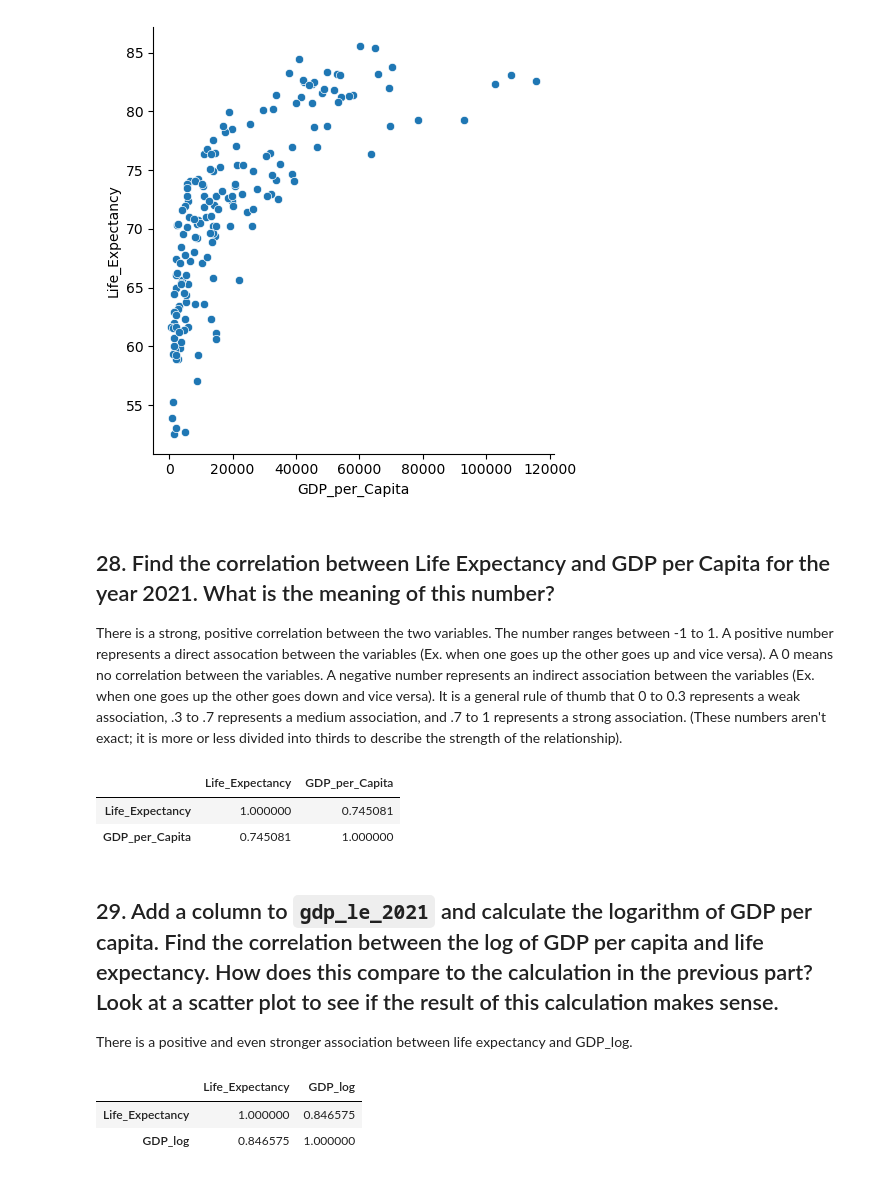
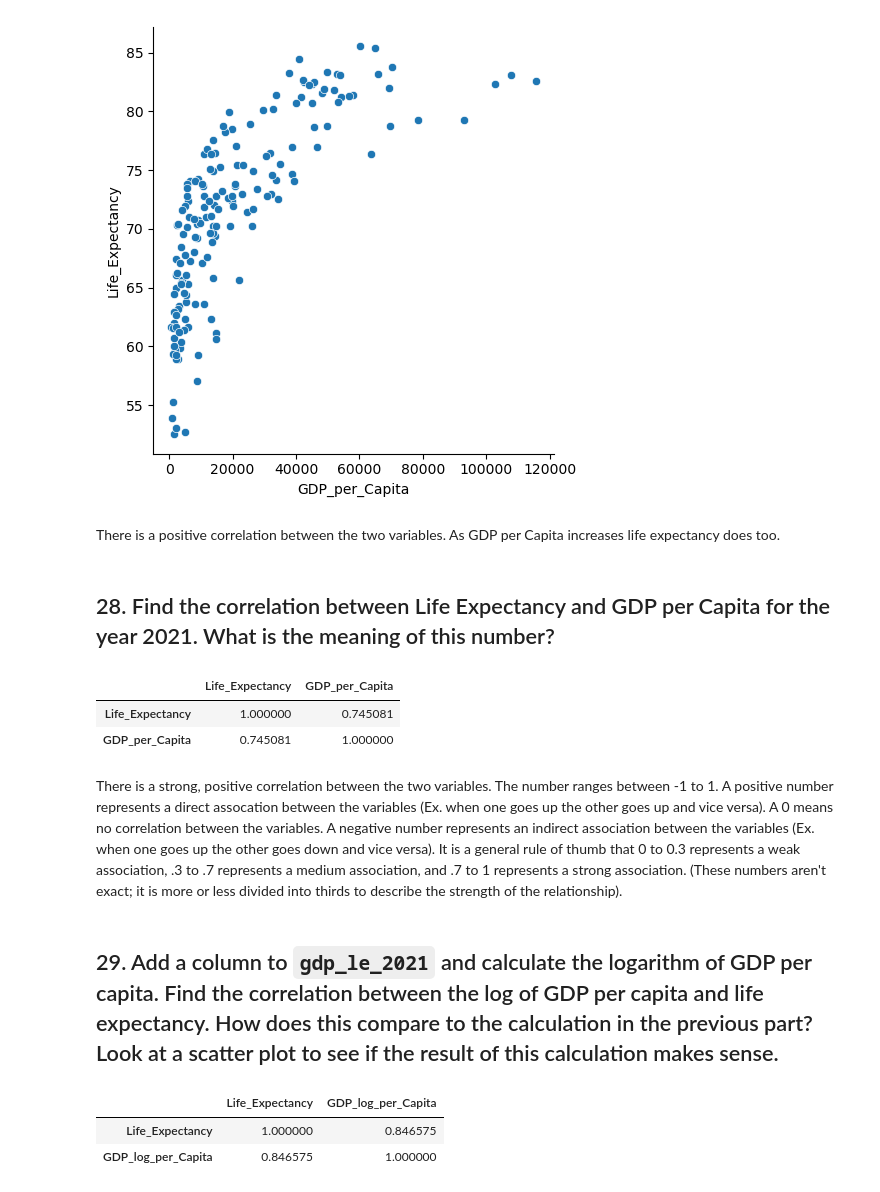
Before and after one commit to nss-data-science-cohort-8/un-exploration-BillyBrothers, a Jupyter notebook: notebooks/UN_Data_Exploration.ipynb, the cells around one changed output. Cells and saved outputs as stored; diff of their text form; code cells hidden in the pictures.

```diff
--- a/notebooks/UN_Data_Exploration.ipynb
+++ b/notebooks/UN_Data_Exploration.ipynb
@@ -374,24 +359,26 @@ sns.relplot(
 # %% [output]
 <seaborn.axisgrid.FacetGrid at 0x...>
 [figure]
+# %% [markdown]
+There is a positive correlation between the two variables. As GDP per Capita increases life expectancy does too.
 # %% [markdown]
 ## 28. Find the correlation between Life Expectancy and GDP per Capita for the year 2021. What is the meaning of this number?
-There is a strong, positive correlation between the two variables. The number ranges between -1 to 1. A positive number represents a direct assocation between the variables (Ex. when one goes up the other goes up and vice versa). A 0 means no correlation between the variables. A negative number represents an indirect association between the variables (Ex. when one goes up the other goes down and vice versa). It is a general rule of thumb that 0 to 0.3 represents a weak association, .3 to .7 represents a medium association, and .7 to 1 represents a strong association. (These numbers aren't exact; it is more or less divided into thirds to describe the strength of the relationship).
 # %%
 gdp_le_2021[['Life_Expectancy', 'GDP_per_Capita']].corr()
 # %% [output]
 |  | Life_Expectancy | GDP_per_Capita |
 | Life_Expectancy | 1.000000 | 0.745081 |
 | GDP_per_Capita | 0.745081 | 1.000000 |
+# %% [markdown]
+There is a strong, positive correlation between the two variables. The number ranges between -1 to 1. A positive number represents a direct assocation between the variables (Ex. when one goes up the other goes up and vice versa). A 0 means no correlation between the variables. A negative number represents an indirect association between the variables (Ex. when one goes up the other goes down and vice versa). It is a general rule of thumb that 0 to 0.3 represents a weak association, .3 to .7 represents a medium association, and .7 to 1 represents a strong association. (These numbers aren't exact; it is more or less divided into thirds to describe the strength of the relationship).
 # %% [markdown]
 ## 29. Add a column to `gdp_le_2021` and calculate the logarithm of GDP per capita. Find the correlation between the log of GDP per capita and life expectancy. How does this compare to the calculation in the previous part? Look at a scatter plot to see if the result of this calculation makes sense.
-There is a positive and even stronger association between life expectancy and GDP_log.
 # %%
 pd.options.mode.chained_assignment = None  # default='warn' # I had to shut off the stupid warning system so I could compute np.log on my subset.
-gdp_le_2021['GDP_log'] = np.log(gdp_le_2021['GDP_per_Capita'])
+gdp_le_2021['GDP_log_per_Capita'] = np.log(gdp_le_2021['GDP_per_Capita'])
 # %%
-gdp_le_2021[['Life_Expectancy', 'GDP_log']].corr()
+gdp_le_2021[['Life_Expectancy', 'GDP_log_per_Capita']].corr()
 # %% [output]
-|  | Life_Expectancy | GDP_log |
+|  | Life_Expectancy | GDP_log_per_Capita |
 | Life_Expectancy | 1.000000 | 0.846575 |
-| GDP_log | 0.846575 | 1.000000 |
+| GDP_log_per_Capita | 0.846575 | 1.000000 |
```
Also changed, not shown: parts of 11 cells of this notebook.
